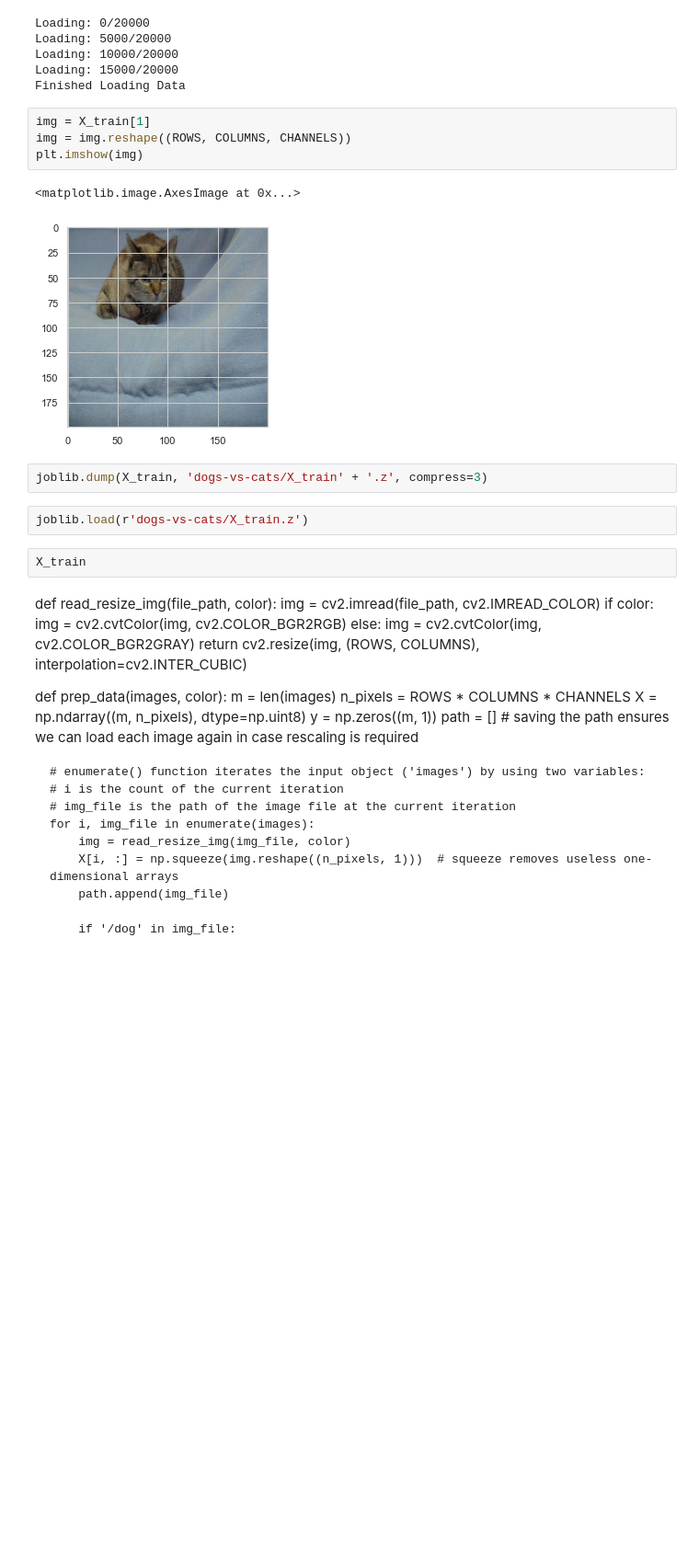
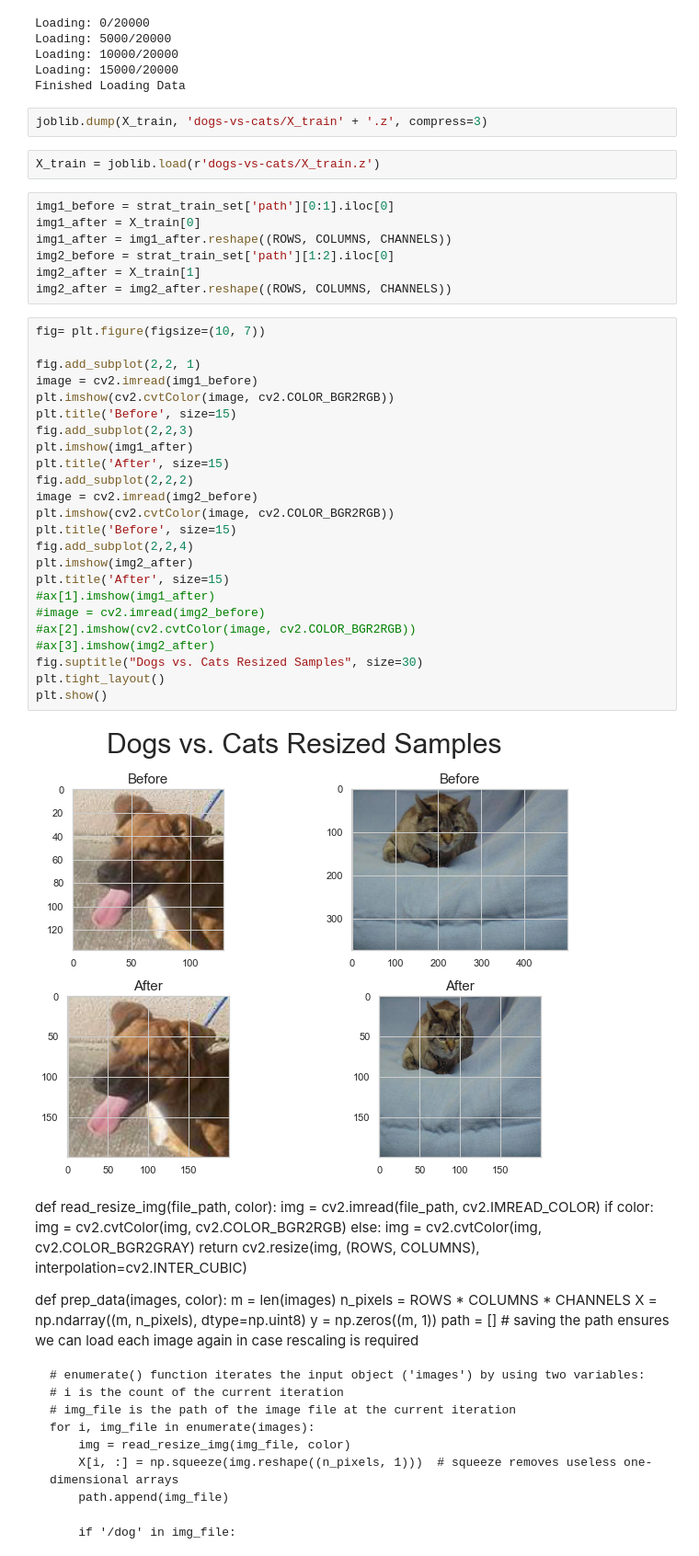
Before and after one commit to adiy55/1SB-Final-Project, a Jupyter notebook: 1SB ML Dogs vs. Cats.ipynb, the cells around one changed output. Shown at 92% size. Cells and saved outputs as stored; diff of their text form; blank space fills up the shorter version.

Commit message:
Add before and after resized image samples

```diff
--- a/1SB ML Dogs vs. Cats.ipynb
+++ b/1SB ML Dogs vs. Cats.ipynb
@@ -266,19 +266,43 @@ Loading: 5000/20000
 Loading: 10000/20000
 Loading: 15000/20000
 Finished Loading Data
-# %%
-img = X_train[1]
-img = img.reshape((ROWS, COLUMNS, CHANNELS))
-plt.imshow(img)
-# %% [output]
-<matplotlib.image.AxesImage at 0x...>
-[figure, removed]
 # %%
 joblib.dump(X_train, 'dogs-vs-cats/X_train' + '.z', compress=3)
 # %%
-joblib.load(r'dogs-vs-cats/X_train.z')
+X_train = joblib.load(r'dogs-vs-cats/X_train.z')
-# %%
-X_train
+# %%
+img1_before = strat_train_set['path'][0:1].iloc[0]
+img1_after = X_train[0]
+img1_after = img1_after.reshape((ROWS, COLUMNS, CHANNELS))
+img2_before = strat_train_set['path'][1:2].iloc[0]
+img2_after = X_train[1]
+img2_after = img2_after.reshape((ROWS, COLUMNS, CHANNELS))
+# %%
+fig= plt.figure(figsize=(10, 7))
+
+fig.add_subplot(2,2, 1)
+image = cv2.imread(img1_before)
+plt.imshow(cv2.cvtColor(image, cv2.COLOR_BGR2RGB))
+plt.title('Before', size=15)
+fig.add_subplot(2,2,3)
+plt.imshow(img1_after)
+plt.title('After', size=15)
+fig.add_subplot(2,2,2)
+image = cv2.imread(img2_before)
+plt.imshow(cv2.cvtColor(image, cv2.COLOR_BGR2RGB))
+plt.title('Before', size=15)
+fig.add_subplot(2,2,4)
+plt.imshow(img2_after)
+plt.title('After', size=15)
+#ax[1].imshow(img1_after)
+#image = cv2.imread(img2_before)
+#ax[2].imshow(cv2.cvtColor(image, cv2.COLOR_BGR2RGB))
+#ax[3].imshow(img2_after)
+fig.suptitle("Dogs vs. Cats Resized Samples", size=30)
+plt.tight_layout()
+plt.show()
+# %% [output]
+[figure, added]
 # %% [markdown]
 def read_resize_img(file_path, color):
     img = cv2.imread(file_path, cv2.IMREAD_COLOR)
```
